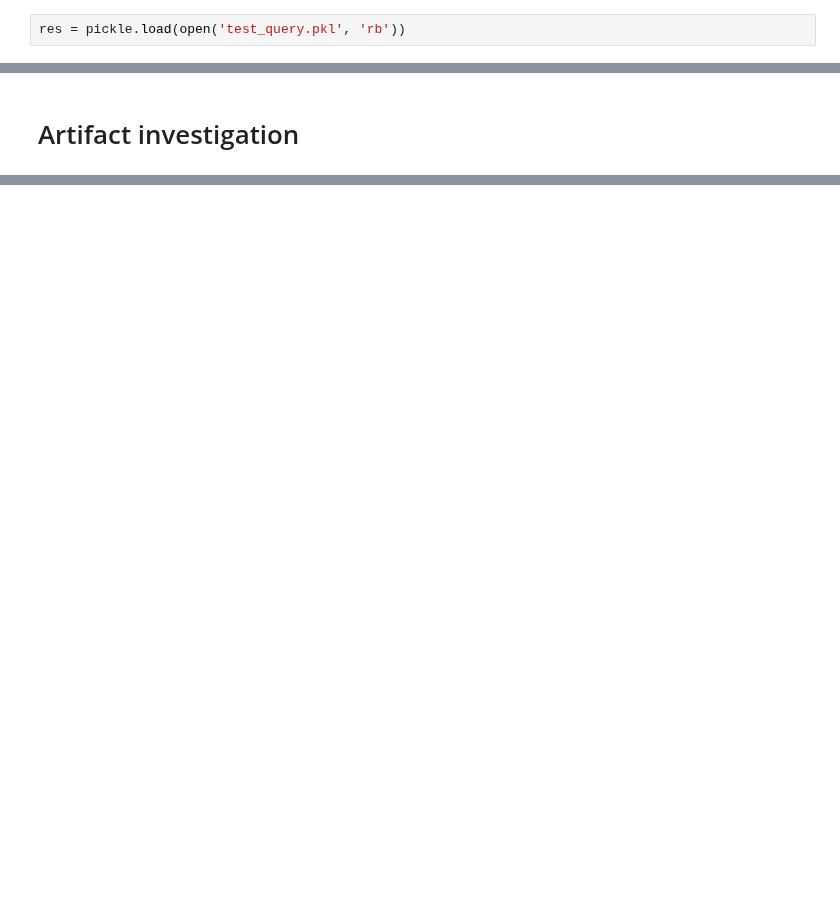
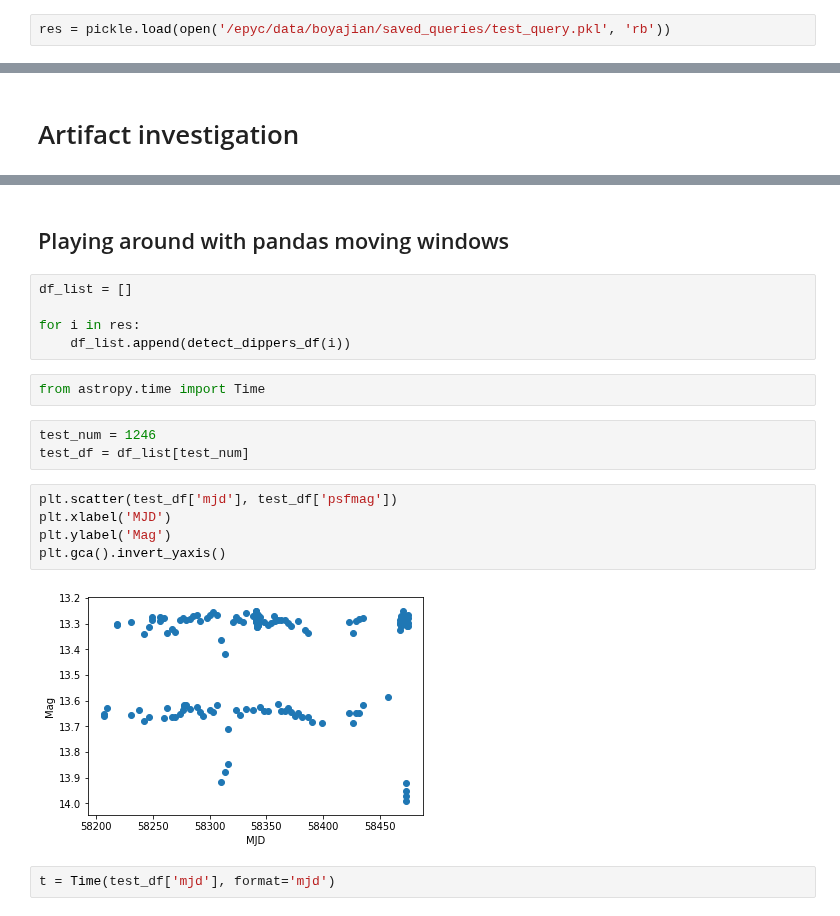
Before and after one commit to dirac-institute/ZTF_Boyajian, a Jupyter notebook: Dipper detection.ipynb, the cells around one changed output, grey strips where cells are left out. Saved outputs shown, nothing was run; the diff lists cells and outputs as text; blank space fills up the shorter version.

```diff
--- a/Dipper detection.ipynb
+++ b/Dipper detection.ipynb
@@ -192,5 +302,5 @@ Wall time: 40min 9s
 # %%
-res = pickle.load(open('test_query.pkl', 'rb'))
+res = pickle.load(open('/epyc/data/boyajian/saved_queries/test_query.pkl', 'rb'))
 # %% [markdown]
 # Analysis
 # %%
@@ -276,0 +377,21 @@ plt.colorbar(label='Score')
+# %% [markdown]
+## Playing around with pandas moving windows
+# %%
+df_list = []
+
+for i in res:
+    df_list.append(detect_dippers_df(i))
+# %%
+from astropy.time import Time
+# %%
+test_num = 1246
+test_df = df_list[test_num]
+# %%
+plt.scatter(test_df['mjd'], test_df['psfmag'])
+plt.xlabel('MJD')
+plt.ylabel('Mag')
+plt.gca().invert_yaxis()
+# %% [output]
+[figure, added]
+# %%
+t = Time(test_df['mjd'], format='mjd')
```
Also changed, not shown: parts of 22 cells of this notebook.
